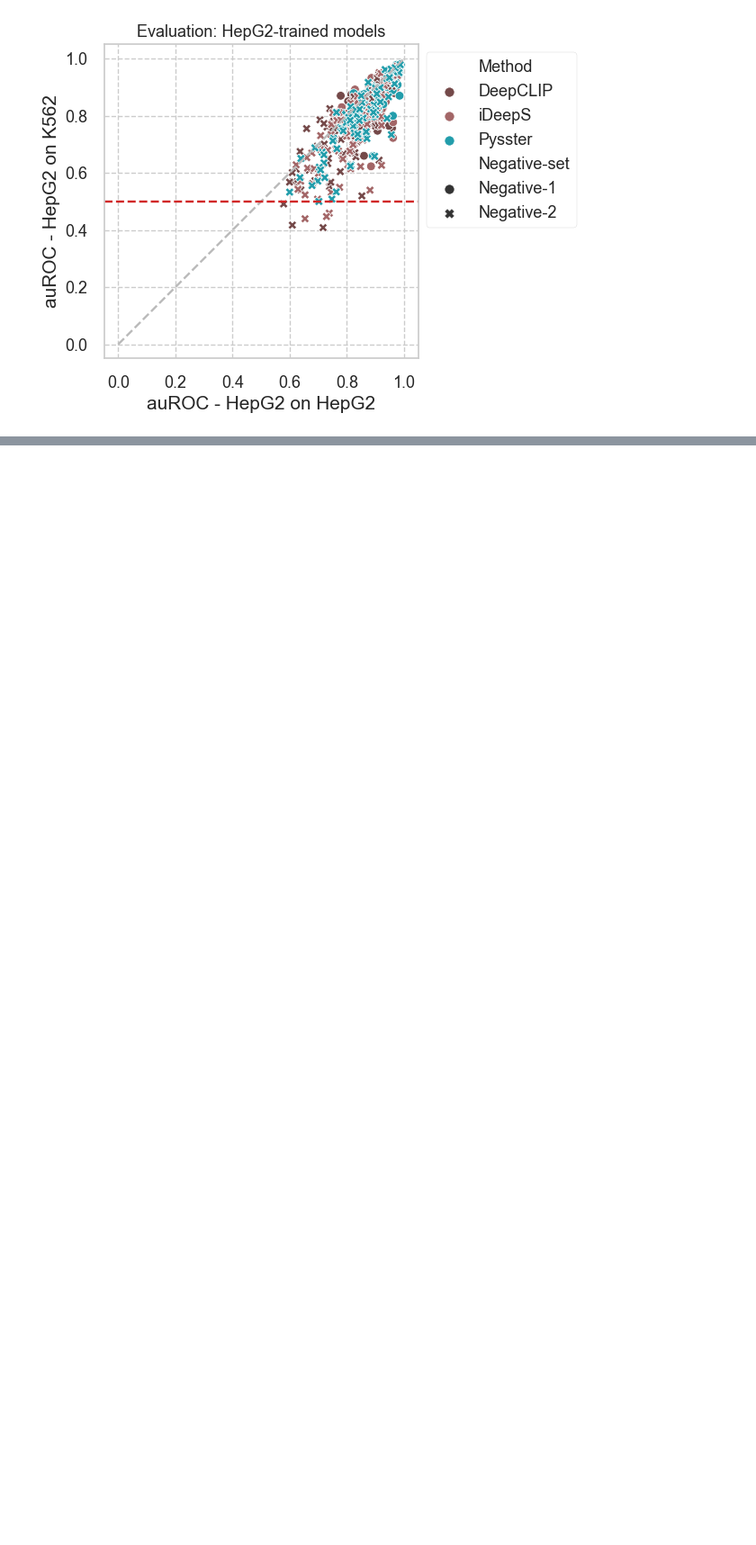
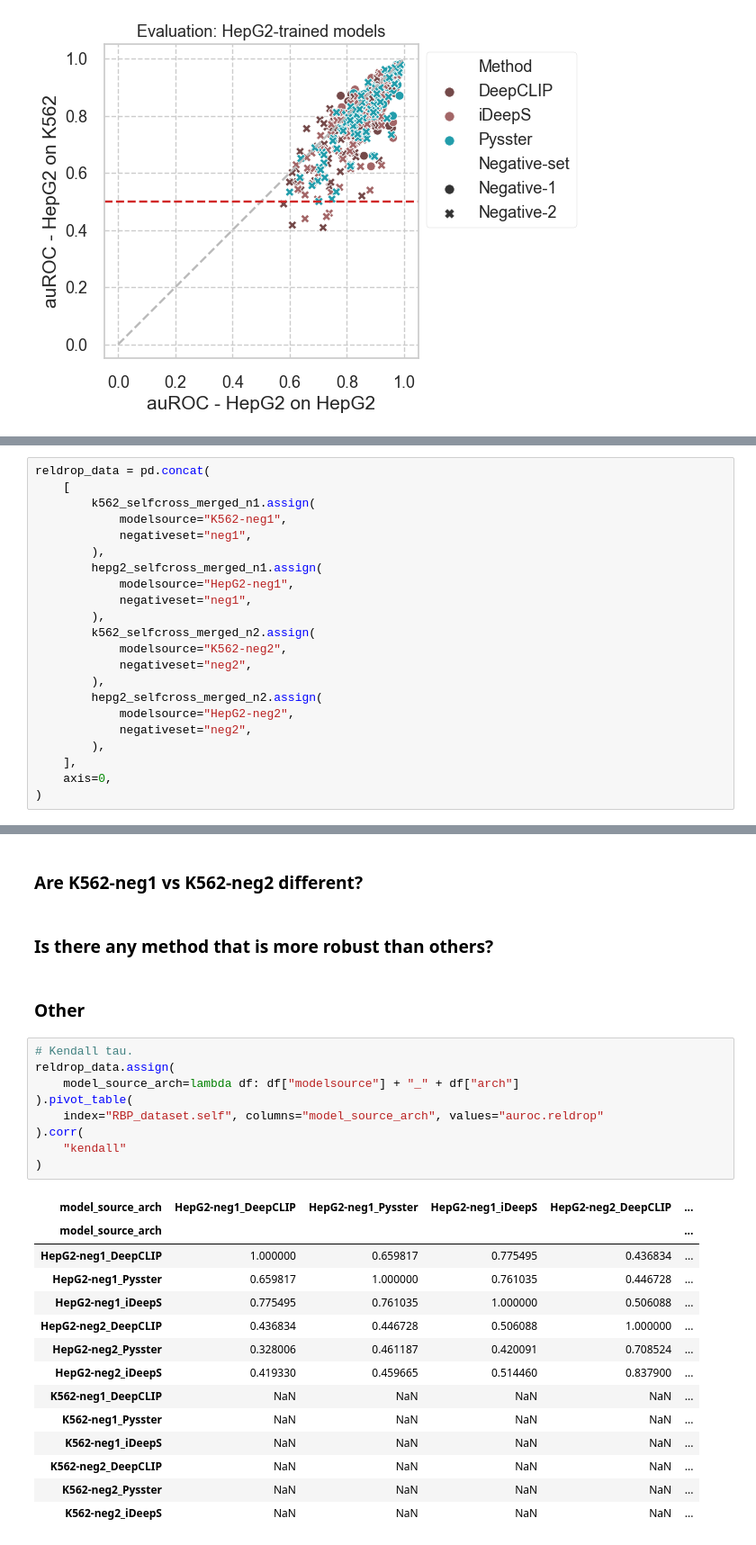
Before and after one commit to mhorlacher/Benchmark-RBP, a Jupyter notebook: analyses/notebooks/cross_celltypes.ipynb, the cells around one changed output, grey strips where cells are left out. Shown: that part at 90% size. Drawn from its saved outputs; the diff is of its cells as text; blank space fills up the shorter version.

```diff
--- a/analyses/notebooks/cross_celltypes.ipynb
+++ b/analyses/notebooks/cross_celltypes.ipynb
@@ -582,0 +553,22 @@ plt.show()
+# %%
+reldrop_data = pd.concat(
+    [
+        k562_selfcross_merged_n1.assign(
+            modelsource="K562-neg1",
+            negativeset="neg1",
+        ),
+        hepg2_selfcross_merged_n1.assign(
+            modelsource="HepG2-neg1",
+            negativeset="neg1",
+        ),
+        k562_selfcross_merged_n2.assign(
+            modelsource="K562-neg2",
+            negativeset="neg2",
+        ),
+        hepg2_selfcross_merged_n2.assign(
+            modelsource="HepG2-neg2",
+            negativeset="neg2",
+        ),
+    ],
+    axis=0,
+)
@@ -582,0 +682,30 @@ plt.show()
+# %% [markdown]
+### Are K562-neg1 vs K562-neg2 different?
+# %% [markdown]
+### Is there any method that is more robust than others?
+# %% [markdown]
+### Other
+# %%
+# Kendall tau.
+reldrop_data.assign(
+    model_source_arch=lambda df: df["modelsource"] + "_" + df["arch"]
+).pivot_table(
+    index="RBP_dataset.self", columns="model_source_arch", values="auroc.reldrop"
+).corr(
+    "kendall"
+)
+# %% [output]
+| model_source_arch | HepG2-neg1_DeepCLIP | HepG2-neg1_Pysster | HepG2-neg1_iDeepS | HepG2-neg2_DeepCLIP | ... |
+| model_source_arch |  |  |  |  | ... |
+| HepG2-neg1_DeepCLIP | 1.000000 | 0.659817 | 0.775495 | 0.436834 | ... |
+| HepG2-neg1_Pysster | 0.659817 | 1.000000 | 0.761035 | 0.446728 | ... |
+| HepG2-neg1_iDeepS | 0.775495 | 0.761035 | 1.000000 | 0.506088 | ... |
+| HepG2-neg2_DeepCLIP | 0.436834 | 0.446728 | 0.506088 | 1.000000 | ... |
+| HepG2-neg2_Pysster | 0.328006 | 0.461187 | 0.420091 | 0.708524 | ... |
+| HepG2-neg2_iDeepS | 0.419330 | 0.459665 | 0.514460 | 0.837900 | ... |
+| K562-neg1_DeepCLIP | NaN | NaN | NaN | NaN | ... |
+| K562-neg1_Pysster | NaN | NaN | NaN | NaN | ... |
+| K562-neg1_iDeepS | NaN | NaN | NaN | NaN | ... |
+| K562-neg2_DeepCLIP | NaN | NaN | NaN | NaN | ... |
+| K562-neg2_Pysster | NaN | NaN | NaN | NaN | ... |
+| K562-neg2_iDeepS | NaN | NaN | NaN | NaN | ... |
```
Also changed, not shown: parts of 20 cells of this notebook, 2 other files.
